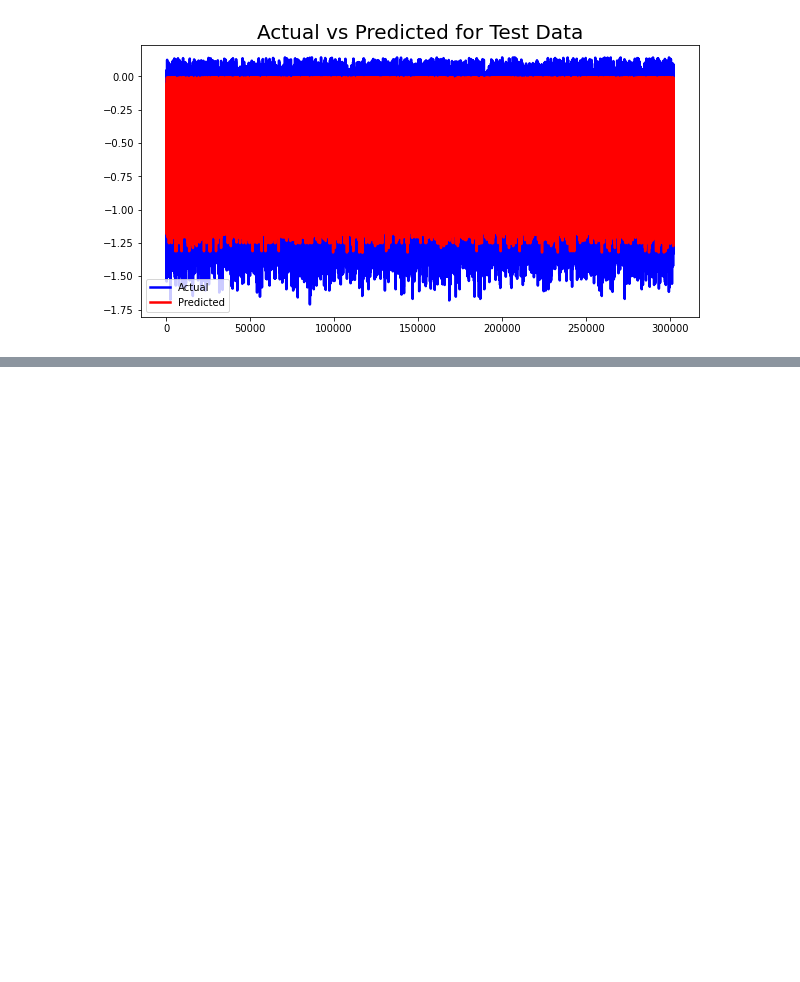
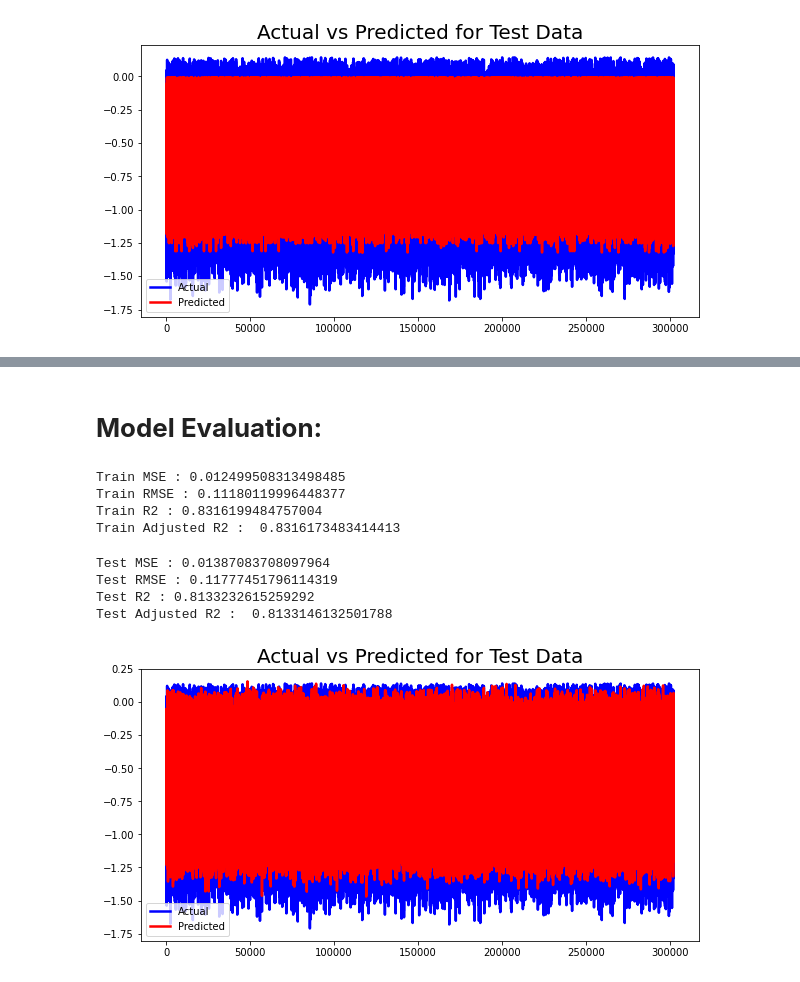
Before and after one commit to Manass20/NYC-Taxi-Trip-Time-Prediction---Capstone-Project, a Jupyter notebook: NYC_Taxi_Trip_Time_Prediction_Capstone_Project.ipynb, the cells around one changed output, grey strips where cells are left out. Cells and saved outputs as stored; diff of their text form; code cells hidden in the pictures; blank space fills up the shorter version.

```diff
--- a/NYC_Taxi_Trip_Time_Prediction_Capstone_Project.ipynb
+++ b/NYC_Taxi_Trip_Time_Prediction_Capstone_Project.ipynb
@@ -1362,0 +1227,20 @@ plt.show()
+# %%
+n_estimators = [80,150,200]
+
+# Maximum depth of trees
+max_depth = [5,8,10]
+min_samples_split = [40,50]
+learning_rate=[0.2,0.4,0.6]
+
+# Hyperparameter Grid
+param_xgb = {'n_estimators' : n_estimators,
+              'max_depth' : max_depth,
+             'min_samples_' : min_samples_split,
+             'learning_rate' : learning_rate
+             }
+#the cache variables contains the best parameters for the XGBoost which we already tested before to save time when running it again.
+cache = {'n_estimators' : [200],
+              'max_depth' : [8],
+             'min_samples_' : [40],
+             'learning_rate' : [0.2],
+             }
@@ -1362,0 +1254,11 @@ plt.show()
+# %%
+import xgboost as xgb
+xgb_model = xgb.XGBRegressor(tree_method = 'hist')
+
+# Grid search
+xgb_grid = GridSearchCV(estimator=xgb_model,
+                        param_grid = cache,
+                        cv = 3, verbose=1,
+                        scoring="r2")
+
+xgb_grid.fit(X_train,y_train)
@@ -1362,0 +1285,49 @@ plt.show()
+# %%
+y_pred_xgb_test=xgb_grid.predict(X_test)
+# %% [markdown]
+# **Model Evaluation:**
+# %%
+xgb_train_mse  = mean_squared_error(y_train, y_pred_xgb_train)
+print("Train MSE :" , xgb_train_mse)
+
+xgb_train_rmse = np.sqrt(xgb_train_mse)
+print("Train RMSE :" ,xgb_train_rmse)
+
+xgb_train_r2 = r2_score(y_train, y_pred_xgb_train)
+print("Train R2 :" ,xgb_train_r2)
+
+xgb_train_r2_= 1-(1-r2_score((y_train), (y_pred_xgb_train)))*((X_train.shape[0]-1)/(X_train.shape[0]-X_train.shape[1]-1))
+print("Train Adjusted R2 : ", xgb_train_r2_)
+# %% [output]
+Train MSE : 0.012499508313498485
+Train RMSE : 0.11180119996448377
+Train R2 : 0.8316199484757004
+Train Adjusted R2 :  0.8316173483414413
+# %%
+xgb_test_mse  = mean_squared_error(y_test, y_pred_xgb_test)
+print("Test MSE :" , xgb_test_mse)
+
+xgb_test_rmse = np.sqrt(xgb_test_mse)
+print("Test RMSE :" ,xgb_test_rmse)
+
+xgb_test_r2 = r2_score(y_test, y_pred_xgb_test)
+print("Test R2 :" ,xgb_test_r2)
+
+xgb_test_r2_= 1-(1-r2_score((y_test), (y_pred_xgb_test)))*((X_test.shape[0]-1)/(X_test.shape[0]-X_test.shape[1]-1))
+print("Test Adjusted R2 : ", xgb_test_r2_)
+# %% [output]
+Test MSE : 0.01387083708097964
+Test RMSE : 0.11777451796114319
+Test R2 : 0.8133232615259292
+Test Adjusted R2 :  0.8133146132501788
+# %%
+#Actual vs Prediction
+plt.figure(figsize= (10,5))
+c= [i for i in range(0, len(y_test))]
+plt.plot(c, y_test, color='blue', linewidth=2.5, linestyle='-')
+plt.plot(c, y_pred_xgb_test, color='red', linewidth=2.5, linestyle='-')
+plt.title('Actual vs Predicted for Test Data', fontsize=20)
+plt.legend(["Actual", "Predicted"])
+plt.show()
+# %% [output]
+[figure, added]
```
Also changed, not shown: parts of 64 cells of this notebook.
